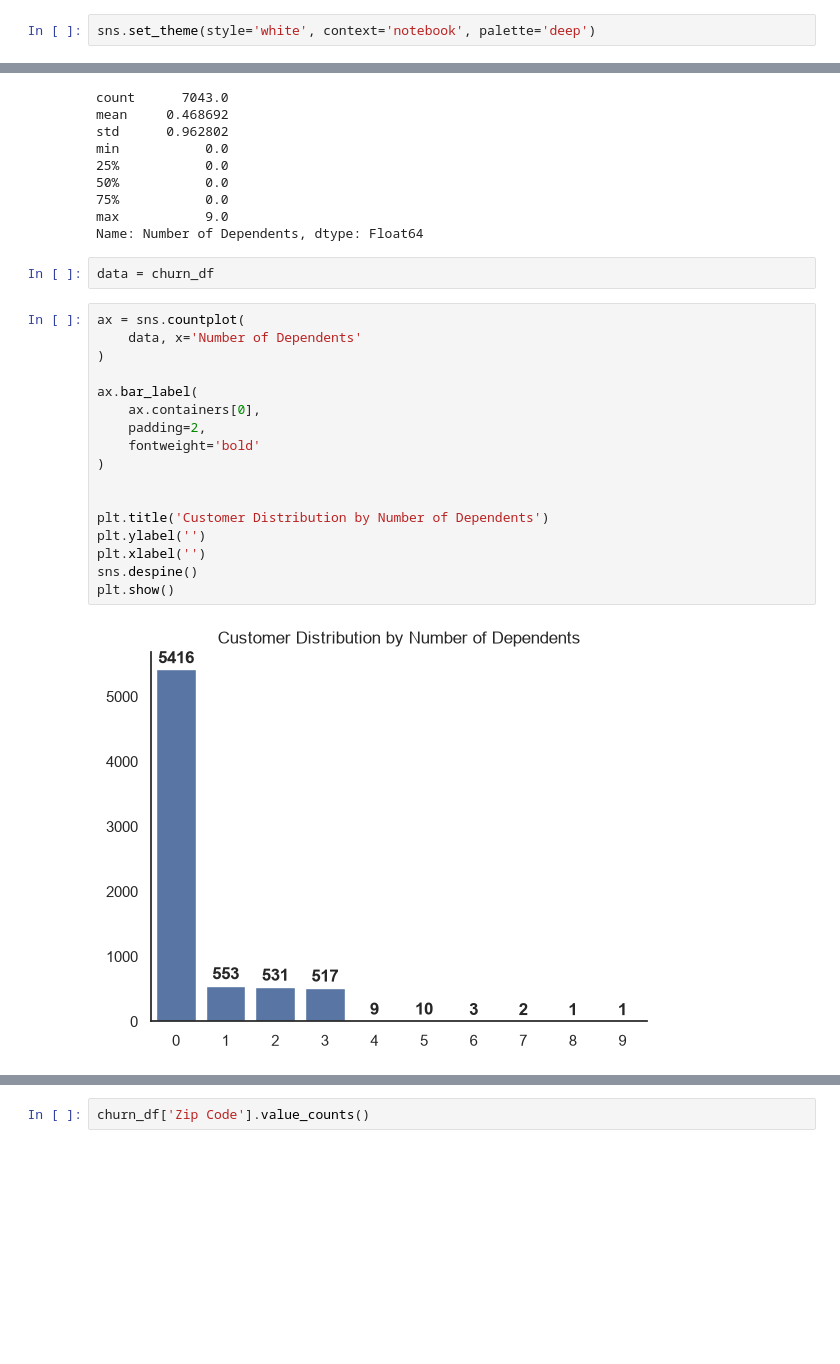
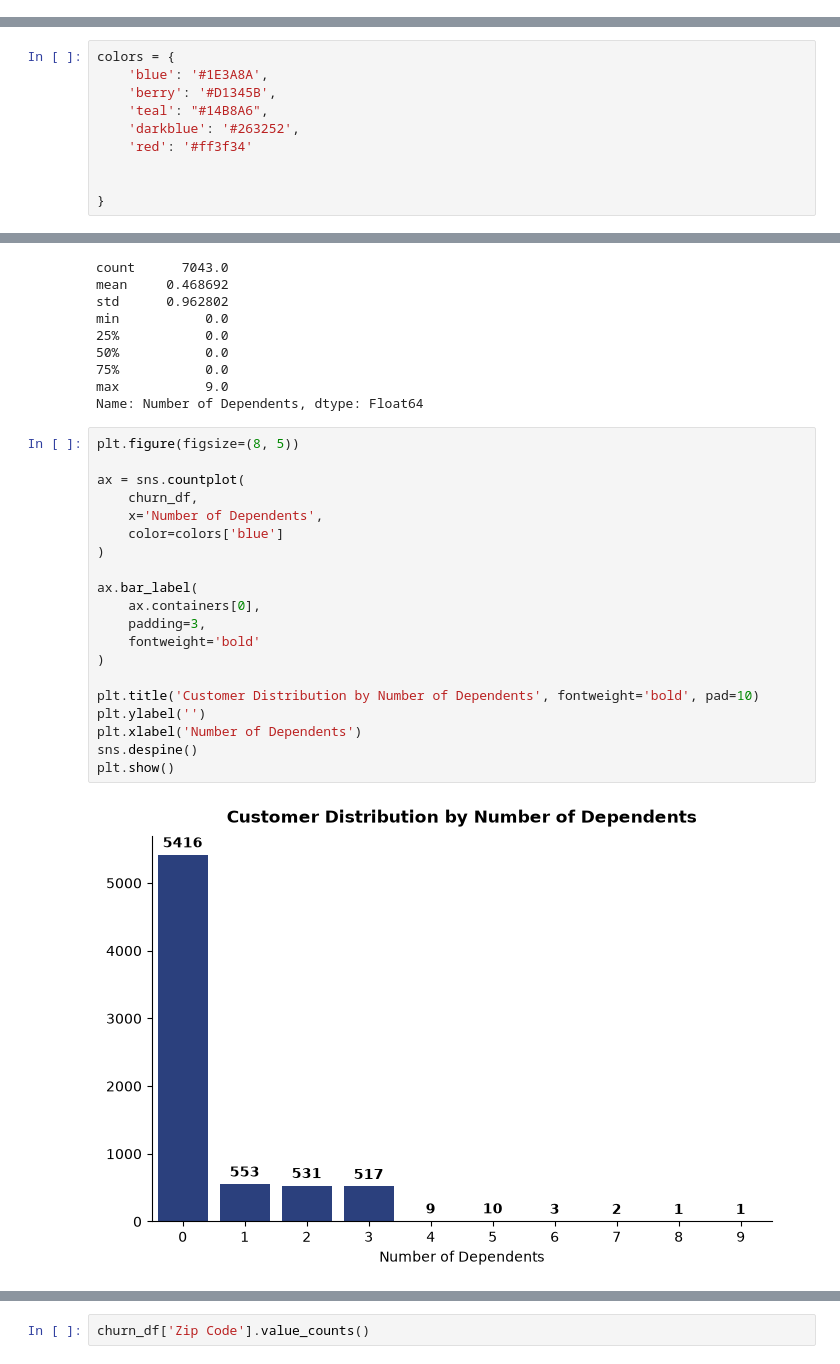
Before and after one commit to pendergataxel/telecom-customer-churn-analysis, a Jupyter notebook: notebooks/02_univariate_analysis.ipynb, the cells around one changed output, grey strips where cells are left out. Saved outputs shown, nothing was run; the diff lists cells and outputs as text; blank space fills up the shorter version.

```diff
--- a/notebooks/02_univariate_analysis.ipynb
+++ b/notebooks/02_univariate_analysis.ipynb
@@ -18,8 +19,6 @@ import pandas as pd
 import numpy as np
 import matplotlib.pyplot as plt
 import seaborn as sns
-# %%
-sns.set_theme(style='white', context='notebook', palette='deep')
 # %%
 # Load output from first notebook
 churn_df = pd.read_parquet('../data/processed/telecom_customer_churn_clean.parquet')
@@ -61,0 +25,10 @@ memory usage: 890.1 KB
+# %%
+colors = {
+    'blue': '#1E3A8A',
+    'berry': '#D1345B',
+    'teal': "#14B8A6",
+    'darkblue': '#263252',
+    'red': '#ff3f34'
+
+
+}
@@ -226,25 +152,26 @@ min           0.0
 75%           0.0
 max           9.0
 Name: Number of Dependents, dtype: Float64
-# %%
-data = churn_df
 # %%
+plt.figure(figsize=(8, 5))
+
 ax = sns.countplot(
-    data, x='Number of Dependents'
+    churn_df,
+    x='Number of Dependents',
+    color=colors['blue']
 )
 
 ax.bar_label(
     ax.containers[0],
-    padding=2,
+    padding=3,
     fontweight='bold'
 )
 
-
-plt.title('Customer Distribution by Number of Dependents')
+plt.title('Customer Distribution by Number of Dependents', fontweight='bold', pad=10)
 plt.ylabel('')
-plt.xlabel('')
+plt.xlabel('Number of Dependents')
 sns.despine()
 plt.show()
 # %% [output]
-[figure, old version]
+[figure, new version]
 # %%
```
Also changed, not shown: parts of 58 cells of this notebook.
